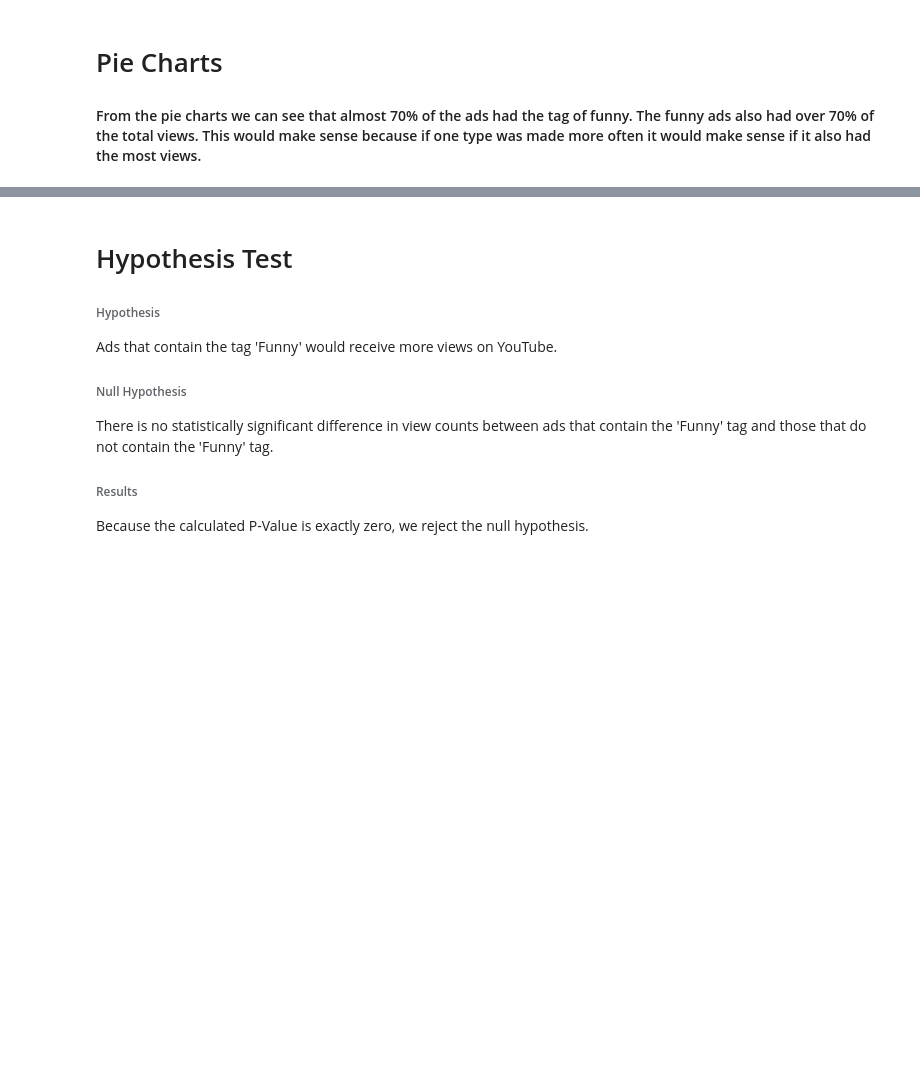
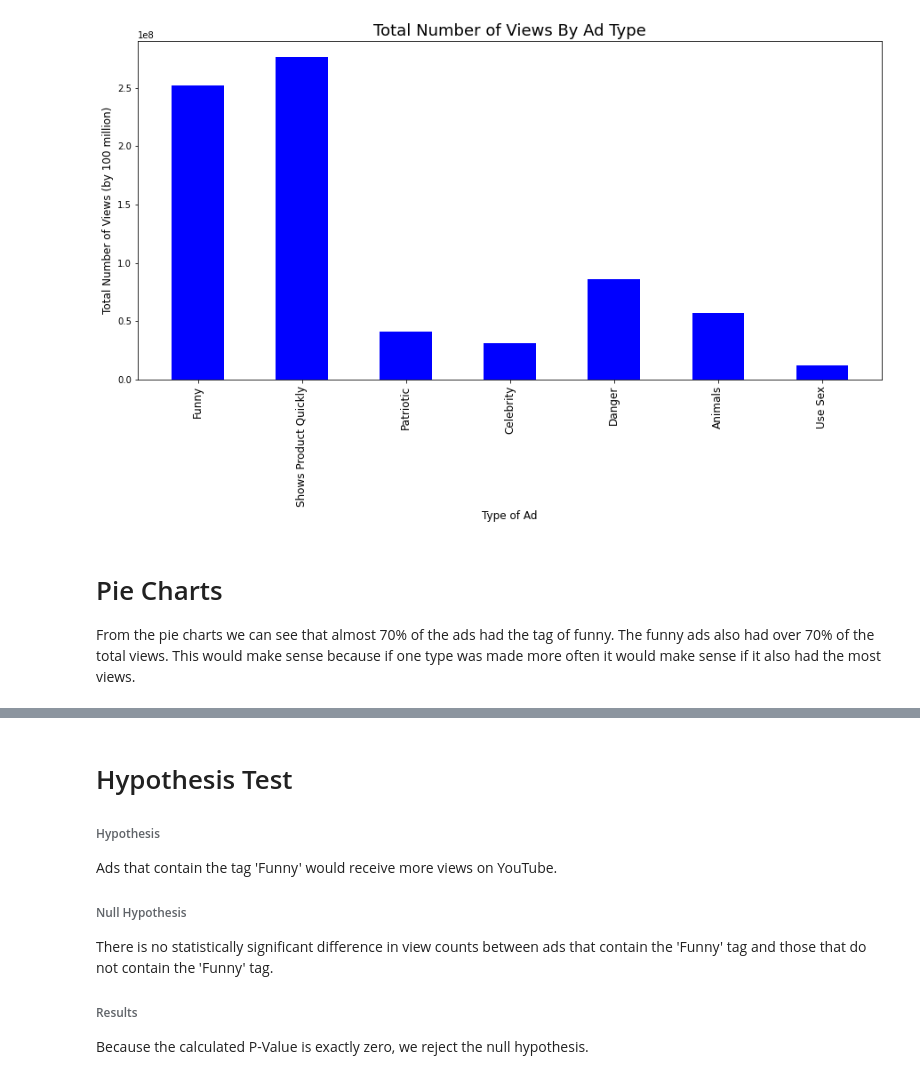
Before and after one commit to 17sarahstoffel/superbowl-ad-project, a Jupyter notebook: Final Data Analysis.ipynb, the cells around one changed output, grey strips where cells are left out. Cells and saved outputs as stored; diff of their text form; code cells hidden in the pictures; blank space fills up the shorter version.

```diff
--- a/Final Data Analysis.ipynb
+++ b/Final Data Analysis.ipynb
@@ -25,16 +27,18 @@ plt.show()
 # %%
 # create one bar chart to get the total number of views by ads type
 plt.figure(figsize=(15,7))
 plt.bar(ad_tag_view_counts_df.keys(), ad_tag_view_counts_df.iloc[0, :] , color="blue", align="center", width=0.5)
 plt.xticks([value for value in ad_tag_view_counts_df.keys()], rotation ="vertical", fontsize=12)
-plt.title("Total Number of Views by Ad Type", fontsize=18)
+plt.title("Total Number of Views By Ad Type", fontsize=18)
 plt.xlabel("Type of Ad", fontsize=12)
-plt.ylabel("Total Number of Views by Ad Type", fontsize=12)
+plt.ylabel("Total Number of Views (by 100 million)", fontsize=12)
 plt.show()
+# %% [output]
+[figure, added]
 # %% [markdown]
 # Pie Charts
 
-#### From the pie charts we can see that almost 70% of the ads had the tag of funny. The funny ads also had over 70% of the total views. This would make sense because if one type was made more often it would make sense if it also had the most views.
+From the pie charts we can see that almost 70% of the ads had the tag of funny. The funny ads also had over 70% of the total views. This would make sense because if one type was made more often it would make sense if it also had the most views.
 # %%
 # count of funny vs not funny by type
 
```
Also changed, not shown: parts of 15 cells of this notebook, 4 other files.
